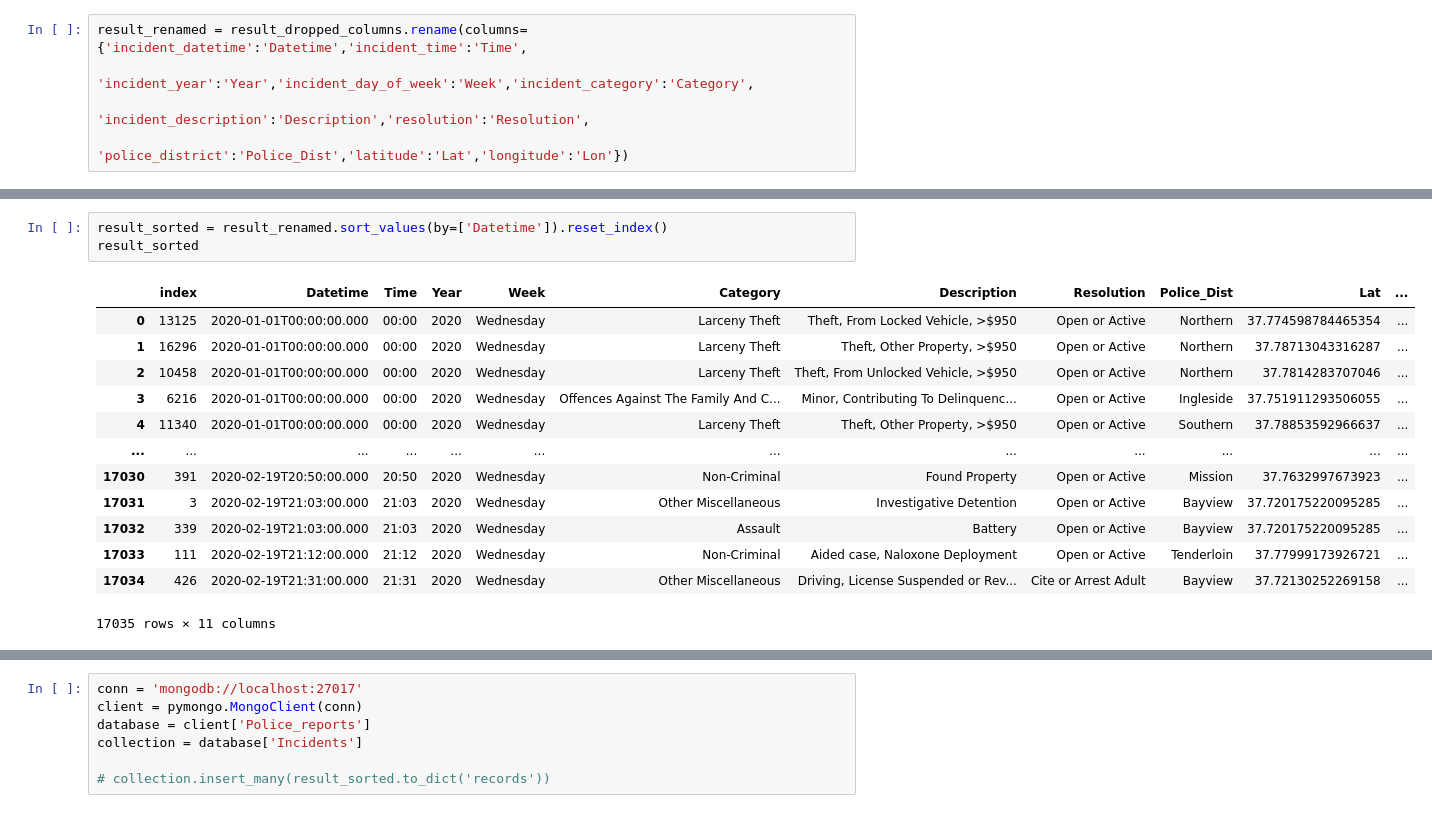
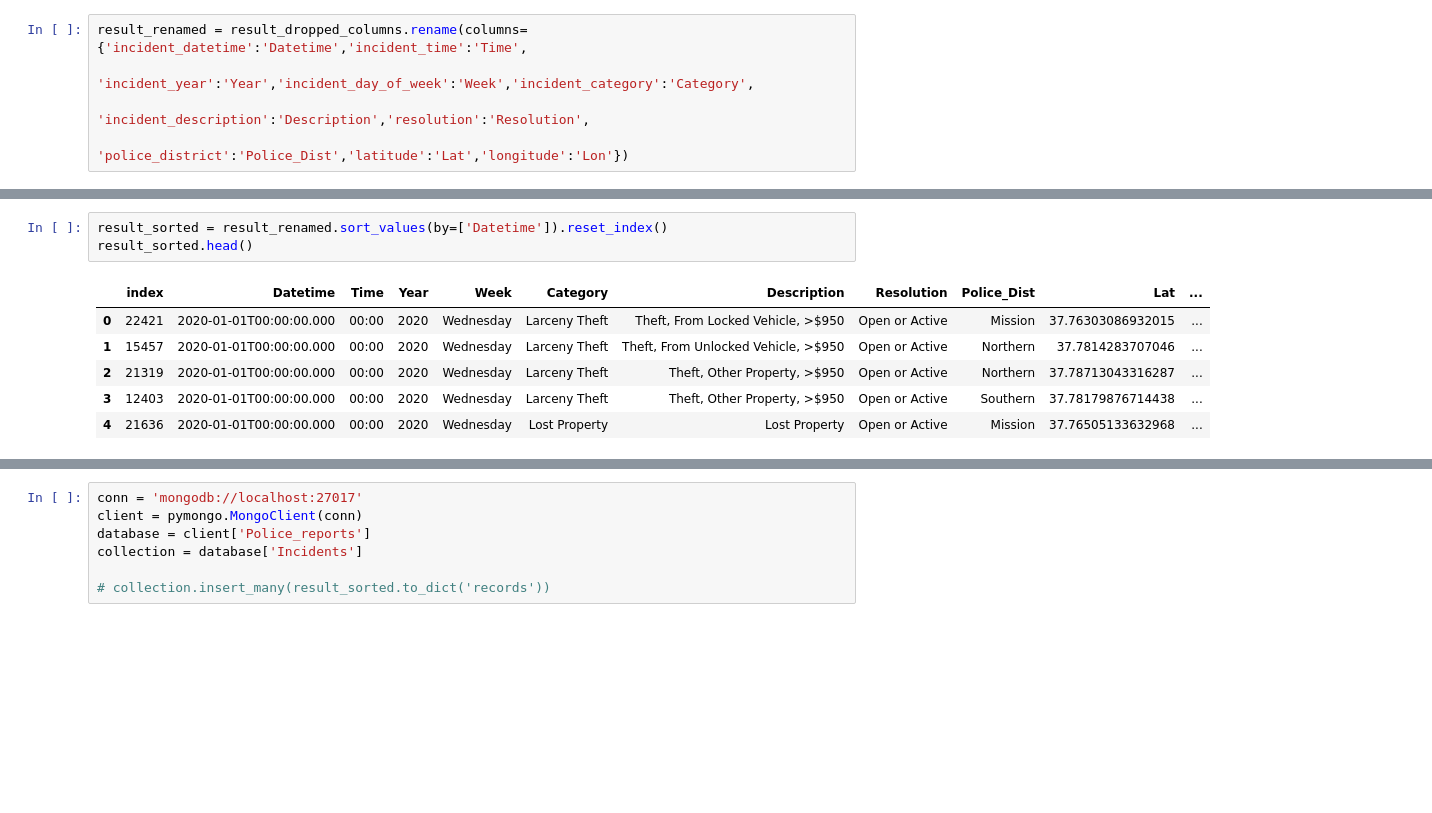
Before and after one commit to ramneekc/Police_incidents_SF, a Jupyter notebook: Project.ipynb, the cells around one changed output, grey strips where cells are left out. Cells and saved outputs as stored; diff of their text form; blank space fills up the shorter version.

```diff
--- a/Project.ipynb
+++ b/Project.ipynb
@@ -162,20 +96,13 @@ result_renamed.groupby(['Week', 'Category']).count()
 # %%
 result_sorted = result_renamed.sort_values(by=['Datetime']).reset_index()
-result_sorted
+result_sorted.head()
 # %% [output]
 |  | index | Datetime | Time | Year | Week | Category | Description | Resolution | Police_Dist | Lat | ... |
-| 0 | 13125 | 2020-01-01T00:00:00.000 | 00:00 | 2020 | Wednesday | Larceny Theft | Theft, From Locked Vehicle, >$950 | Open or Active | Northern | 37.774598784465354 | ... |
-| 1 | 16296 | 2020-01-01T00:00:00.000 | 00:00 | 2020 | Wednesday | Larceny Theft | Theft, Other Property, >$950 | Open or Active | Northern | 37.78713043316287 | ... |
-| 2 | 10458 | 2020-01-01T00:00:00.000 | 00:00 | 2020 | Wednesday | Larceny Theft | Theft, From Unlocked Vehicle, >$950 | Open or Active | Northern | 37.7814283707046 | ... |
-| 3 | 6216 | 2020-01-01T00:00:00.000 | 00:00 | 2020 | Wednesday | Offences Against The Family And C... | Minor, Contributing To Delinquenc... | Open or Active | Ingleside | 37.751911293506055 | ... |
-| 4 | 11340 | 2020-01-01T00:00:00.000 | 00:00 | 2020 | Wednesday | Larceny Theft | Theft, Other Property, >$950 | Open or Active | Southern | 37.78853592966637 | ... |
-| ... | ... | ... | ... | ... | ... | ... | ... | ... | ... | ... | ... |
-| 17030 | 391 | 2020-02-19T20:50:00.000 | 20:50 | 2020 | Wednesday | Non-Criminal | Found Property | Open or Active | Mission | 37.7632997673923 | ... |
-| 17031 | 3 | 2020-02-19T21:03:00.000 | 21:03 | 2020 | Wednesday | Other Miscellaneous | Investigative Detention | Open or Active | Bayview | 37.720175220095285 | ... |
-| 17032 | 339 | 2020-02-19T21:03:00.000 | 21:03 | 2020 | Wednesday | Assault | Battery | Open or Active | Bayview | 37.720175220095285 | ... |
-| 17033 | 111 | 2020-02-19T21:12:00.000 | 21:12 | 2020 | Wednesday | Non-Criminal | Aided case, Naloxone Deployment | Open or Active | Tenderloin | 37.77999173926721 | ... |
-| 17034 | 426 | 2020-02-19T21:31:00.000 | 21:31 | 2020 | Wednesday | Other Miscellaneous | Driving, License Suspended or Rev... | Cite or Arrest Adult | Bayview | 37.72130252269158 | ... |
+| 0 | 22421 | 2020-01-01T00:00:00.000 | 00:00 | 2020 | Wednesday | Larceny Theft | Theft, From Locked Vehicle, >$950 | Open or Active | Mission | 37.76303086932015 | ... |
+| 1 | 15457 | 2020-01-01T00:00:00.000 | 00:00 | 2020 | Wednesday | Larceny Theft | Theft, From Unlocked Vehicle, >$950 | Open or Active | Northern | 37.7814283707046 | ... |
+| 2 | 21319 | 2020-01-01T00:00:00.000 | 00:00 | 2020 | Wednesday | Larceny Theft | Theft, Other Property, >$950 | Open or Active | Northern | 37.78713043316287 | ... |
+| 3 | 12403 | 2020-01-01T00:00:00.000 | 00:00 | 2020 | Wednesday | Larceny Theft | Theft, Other Property, >$950 | Open or Active | Southern | 37.78179876714438 | ... |
+| 4 | 21636 | 2020-01-01T00:00:00.000 | 00:00 | 2020 | Wednesday | Lost Property | Lost Property | Open or Active | Mission | 37.76505133632968 | ... |
-17035 rows × 11 columns
 # %%
 result_sorted.drop(['index'],axis=1)
 # %% [output]
```
Also changed, not shown: parts of 10 cells of this notebook.
